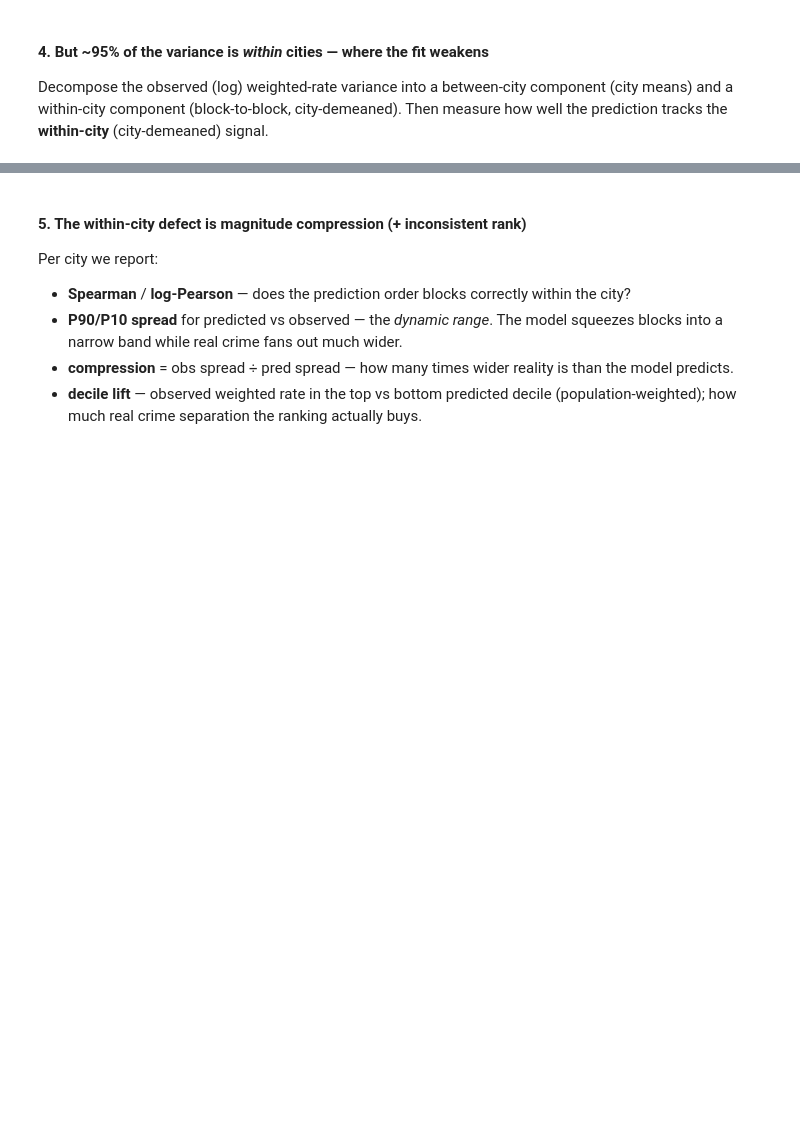
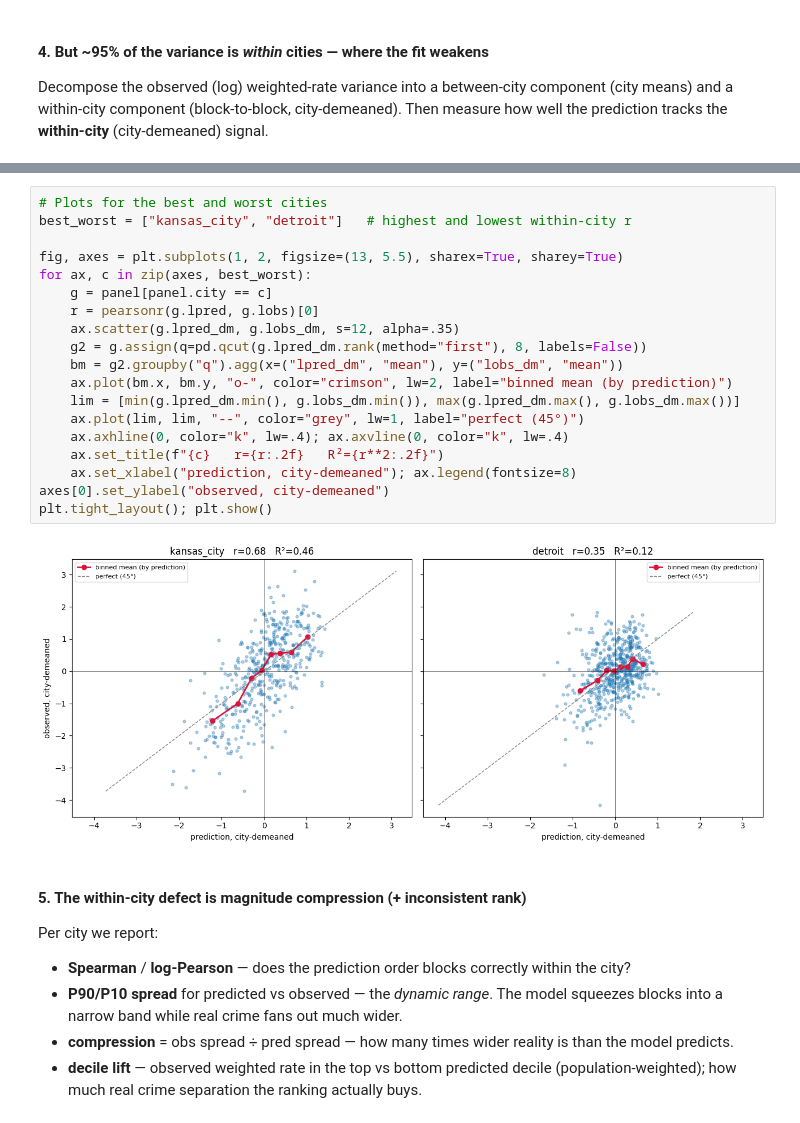
Before and after one commit to eprashar-clgx/crime-idx-2026, a Jupyter notebook: notebooks/regression_modelling/models/04_bg_comparison.ipynb, the cells around one changed output, grey strips where cells are left out. Saved outputs shown, nothing was run; the diff lists cells and outputs as text; blank space fills up the shorter version.

```diff
--- a/notebooks/regression_modelling/models/04_bg_comparison.ipynb
+++ b/notebooks/regression_modelling/models/04_bg_comparison.ipynb
@@ -174,3 +305,24 @@ within-city (city-demeaned) predicted-vs-observed Pearson = 0.570
+# %%
+# Plots for the best and worst cities
+best_worst = ["kansas_city", "detroit"]   # highest and lowest within-city r
+
+fig, axes = plt.subplots(1, 2, figsize=(13, 5.5), sharex=True, sharey=True)
+for ax, c in zip(axes, best_worst):
+    g = panel[panel.city == c]
+    r = pearsonr(g.lpred, g.lobs)[0]
+    ax.scatter(g.lpred_dm, g.lobs_dm, s=12, alpha=.35)
+    g2 = g.assign(q=pd.qcut(g.lpred_dm.rank(method="first"), 8, labels=False))
+    bm = g2.groupby("q").agg(x=("lpred_dm", "mean"), y=("lobs_dm", "mean"))
+    ax.plot(bm.x, bm.y, "o-", color="crimson", lw=2, label="binned mean (by prediction)")
+    lim = [min(g.lpred_dm.min(), g.lobs_dm.min()), max(g.lpred_dm.max(), g.lobs_dm.max())]
+    ax.plot(lim, lim, "--", color="grey", lw=1, label="perfect (45°)")
+    ax.axhline(0, color="k", lw=.4); ax.axvline(0, color="k", lw=.4)
+    ax.set_title(f"{c}   r={r:.2f}   R²={r**2:.2f}")
+    ax.set_xlabel("prediction, city-demeaned"); ax.legend(fontsize=8)
+axes[0].set_ylabel("observed, city-demeaned")
+plt.tight_layout(); plt.show()
+# %% [output]
+[figure, added]
 # %% [markdown]
 #### 5. The within-city defect is **magnitude compression** (+ inconsistent rank)
 
```
Also changed, not shown: parts of 10 cells of this notebook.
